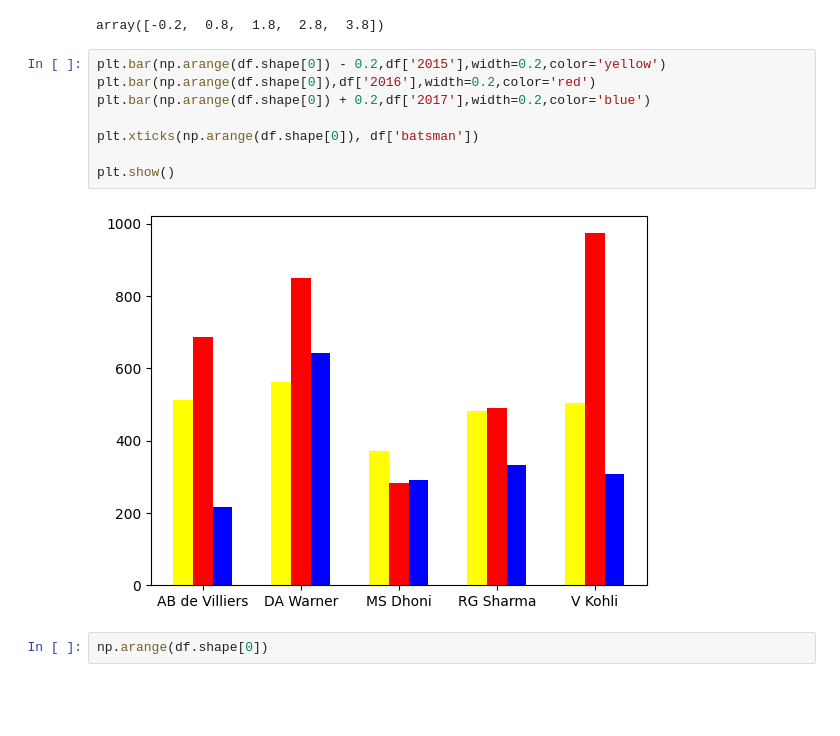
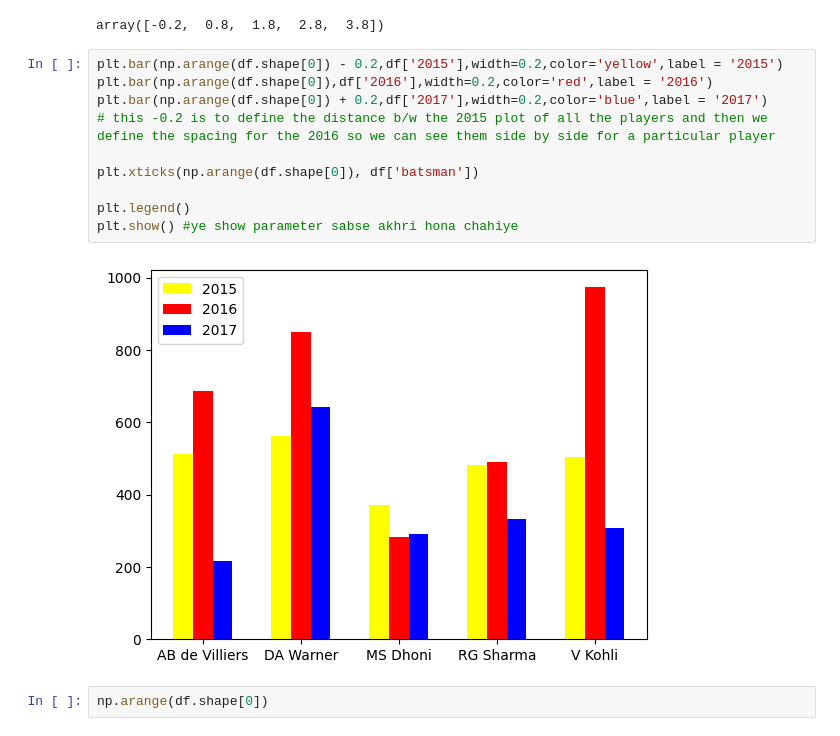
Before and after one commit to Pritush09/Visulaisation-Library-Practice, a Jupyter notebook: Session_23_matplotlib.ipynb, the cells around one changed output. Cells and saved outputs as stored; diff of their text form; blank space fills up the shorter version.

Commit message:
Done with the barchart and the stacked barchart and how to show different info for same person side by side

```diff
--- a/Session_23_matplotlib.ipynb
+++ b/Session_23_matplotlib.ipynb
@@ -297,15 +297,17 @@ np.arange(df.shape[0]) - 0.2
 # %% [output]
 array([-0.2,  0.8,  1.8,  2.8,  3.8])
 # %%
-plt.bar(np.arange(df.shape[0]) - 0.2,df['2015'],width=0.2,color='yellow')
-plt.bar(np.arange(df.shape[0]),df['2016'],width=0.2,color='red')
-plt.bar(np.arange(df.shape[0]) + 0.2,df['2017'],width=0.2,color='blue')
+plt.bar(np.arange(df.shape[0]) - 0.2,df['2015'],width=0.2,color='yellow',label = '2015')
+plt.bar(np.arange(df.shape[0]),df['2016'],width=0.2,color='red',label = '2016')
+plt.bar(np.arange(df.shape[0]) + 0.2,df['2017'],width=0.2,color='blue',label = '2017')
+# this -0.2 is to define the distance b/w the 2015 plot of all the players and then we define the spacing for the 2016 so we can see them side by side for a particular player
 
 plt.xticks(np.arange(df.shape[0]), df['batsman'])
 
-plt.show()
+plt.legend()
+plt.show() #ye show parameter sabse akhri hona chahiye
 # %% [output]
-[figure, old version]
+[figure, new version]
 # %%
 np.arange(df.shape[0])
 # %% [output]
```
Also changed, not shown: parts of 1 cell of this notebook.
